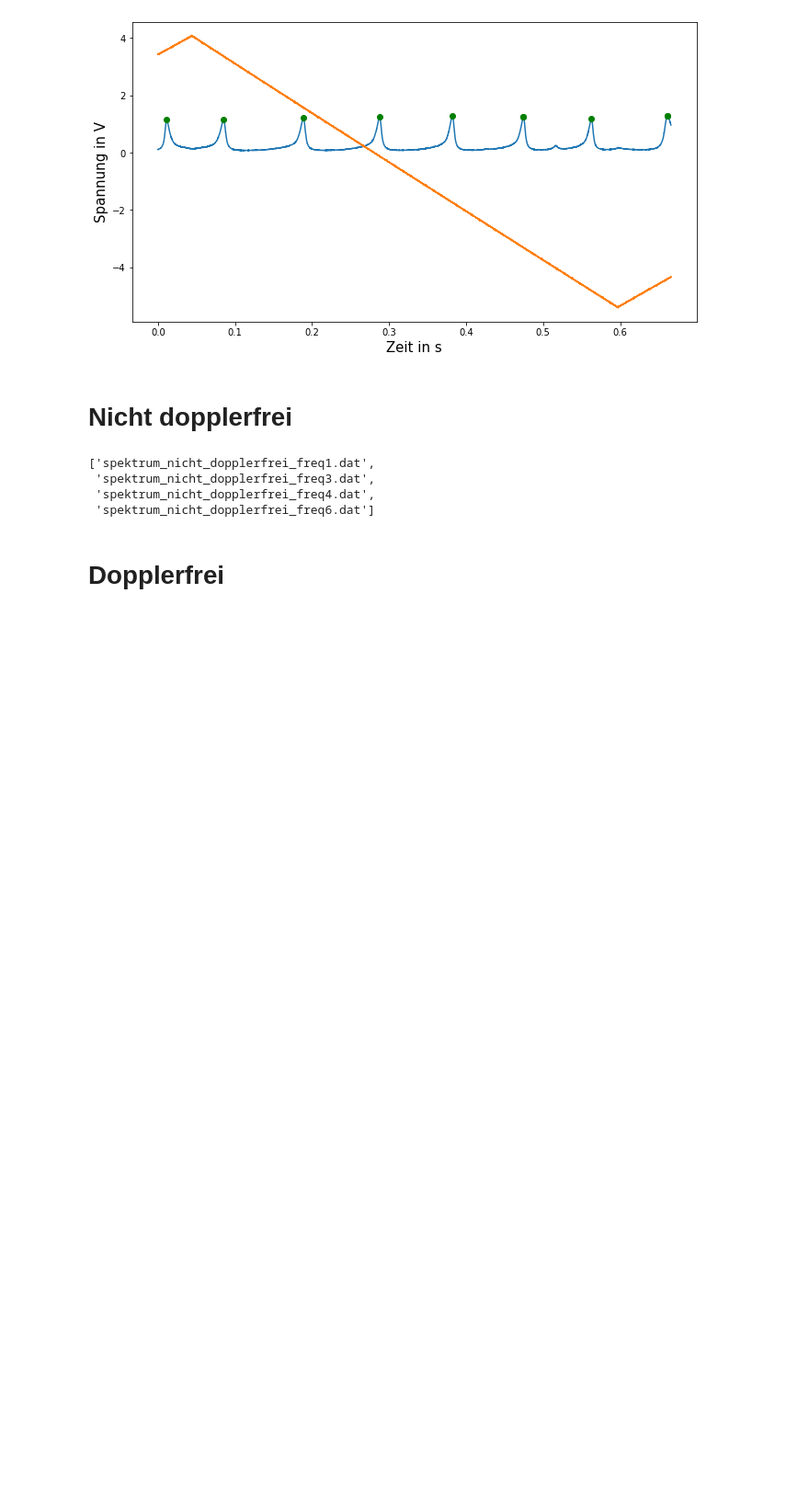
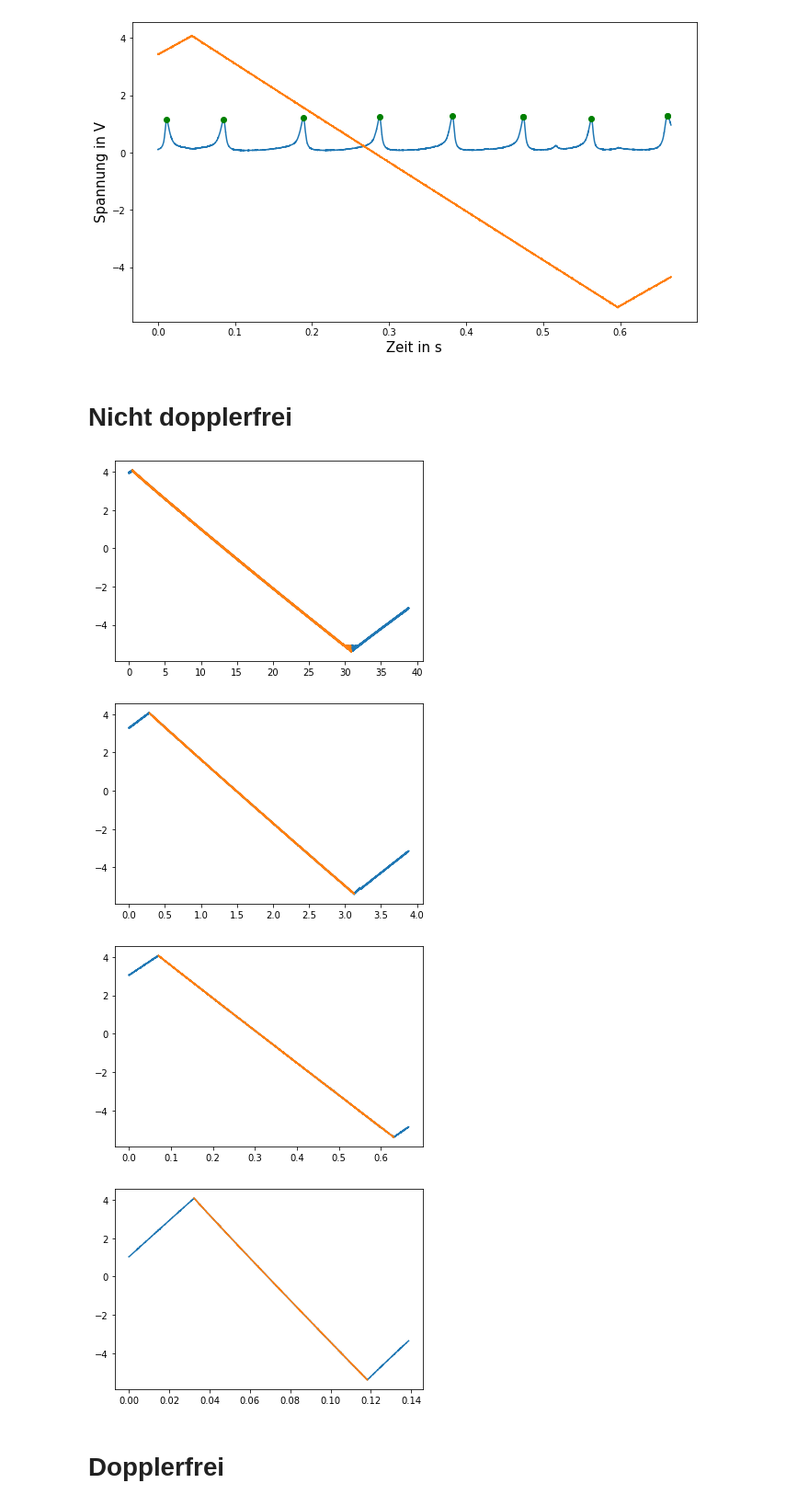
Before and after one commit to cedrickrm/F-Prak, a Jupyter notebook: Laserspektroskopie/laser.ipynb, the cells around one changed output. Shown: that part at 92% size. Cells and saved outputs as stored; diff of their text form; code cells hidden in the pictures; blank space fills up the shorter version.

Commit message:
added slice_data function in laserdata class

```diff
--- a/Laserspektroskopie/laser.ipynb
+++ b/Laserspektroskopie/laser.ipynb
@@ -40,6 +40,16 @@ class LaserData:
                 fig1.plot(self.time[peak],self.fabry_perot[peak],'go')
         fig1.set_xlabel('Zeit in s',fontsize = 15)
         fig1.set_ylabel('Spannung in V',fontsize = 15)
+
+    def slice_data(self, idx_start, idx_stop):
+        # deletes the data outside the given index_range
+        self.time = self.time[idx_start:idx_stop]
+        self.piezo_voltage = self.piezo_voltage[idx_start:idx_stop]
+        self.fabry_perot = self.fabry_perot[idx_start:idx_stop]
+        self.probe_laser = self.probe_laser[idx_start:idx_stop]
+
+
+
 laser = LaserData('Data/spektrum_dopplerfrei_mit_pump_freq4.dat')
 # %%
 laser.plot(with_peaks=True)
@@ -48,14 +58,33 @@ laser.plot(with_peaks=True)
 [figure]
 # %% [markdown]
 # Nicht dopplerfrei
-# %%
-#relevante files einlesen
-filenames = sorted([file for file in os.listdir('Data/') if file.__contains__('nicht_dopplerfrei_freq')])
-filenames
-# %% [output]
-['spektrum_nicht_dopplerfrei_freq1.dat',
- 'spektrum_nicht_dopplerfrei_freq3.dat',
- 'spektrum_nicht_dopplerfrei_freq4.dat',
- 'spektrum_nicht_dopplerfrei_freq6.dat']
+# %%
+#relevante files einlesen
+filenames = sorted([file for file in os.listdir('Data/') if file.__contains__('nicht_dopplerfrei_freq')])
+
+for file in filenames:
+    laser = LaserData('Data/'+file)
+
+    plt.plot(laser.time, laser.piezo_voltage)
+
+    #starting time
+    idx_start = np.argmax(laser.piezo_voltage)
+    idx_stop  = np.argmin(laser.piezo_voltage)
+
+    t_start = laser.time[idx_start]
+    t_stop = laser.time[idx_stop]
+
+    laser.slice_data(idx_start, idx_stop)
+
+    plt.plot(laser.time, laser.piezo_voltage)
+
+
+    plt.show()
+    #laser.plot(with_peaks=True)
+# %% [output]
+[figure, added]
+[figure, added]
+[figure, added]
+[figure, added]
 # %% [markdown]
 # Dopplerfrei
```
